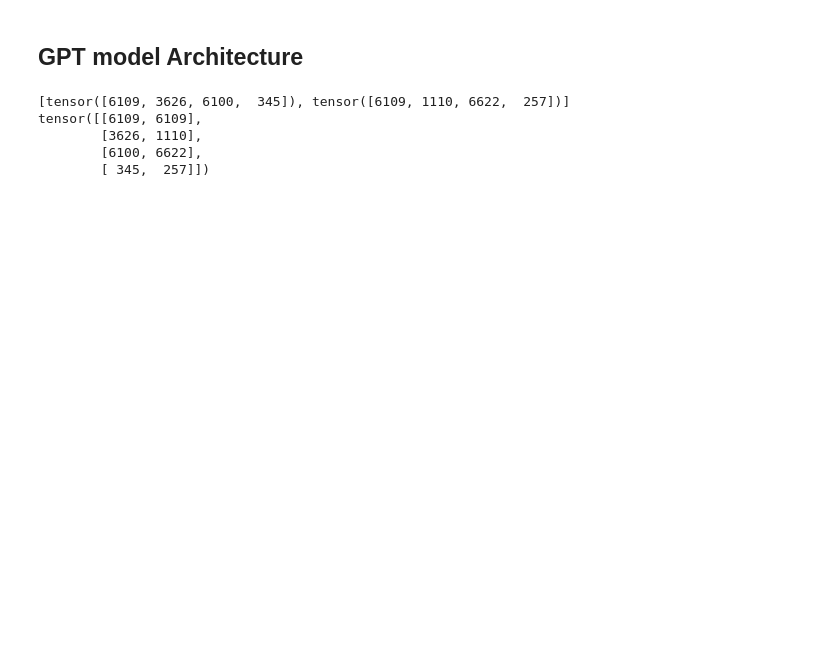
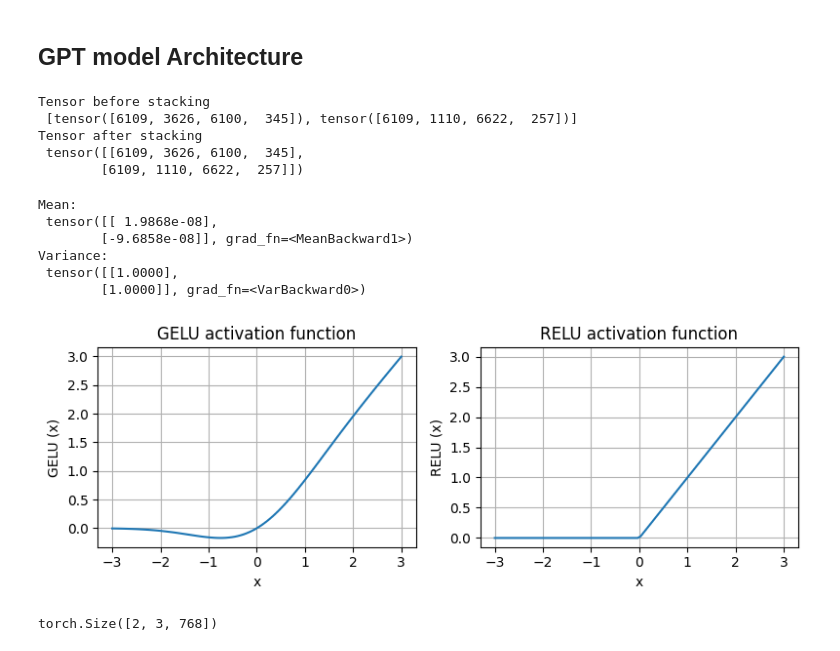
Before and after one commit to Kritarth384/LLM_from_scratch, a Jupyter notebook: gpt_from_scratch.ipynb, the cells around one changed output. Cells and saved outputs as stored; diff of their text form; code cells hidden in the pictures; blank space fills up the shorter version.

Commit message:
UPDATE: Layer_Norm/GELU/FeedForward

```diff
--- a/gpt_from_scratch.ipynb
+++ b/gpt_from_scratch.ipynb
@@ -57,6 +57,26 @@ class LayerNorm(nn.Module):
         var = x.var(dim=-1, keepdim=True, unbiased=False) ## unbiased = False because of Bessel's correction
         norm_x = (x - mean) / torch.sqrt(var + self.eps)
         return self.scale * norm_x + self.shift
+
+class GELU(nn.Module):
+    def __init__(self):
+        super().__init__()
+
+    def forward(self, x):
+        return 0.5 * x * (1 + torch.tanh(torch.sqrt(torch.tensor(2.0/torch.pi)) * (x + 0.044715 * torch.pow(x, 3))))
+
+class FeedForward(nn.Module):
+    def __init__(self, cfg):
+        super().__init__()
+        self.layers = nn.Sequential(
+            nn.Linear(cfg["emb_dim"], 4*cfg["emb_dim"]),
+            GELU(),
+            nn.Linear(4*cfg["emb_dim"], cfg["emb_dim"]),
+            nn.Dropout(cfg["drop_rate"])
+        )
+
+    def forward(self, x):
+        return self.layers(x)
 # %%
 ## Initializing Testing examples
 import tiktoken
@@ -70,14 +90,14 @@ text2 = "Every day holds a"
 
 batch.append(torch.tensor(tokenizer.encode(text1)))
 batch.append(torch.tensor(tokenizer.encode(text2)))
-print(batch)
+print("Tensor before stacking\n", batch)
 
 batch = torch.stack(batch, dim=0) ## I tried testing dim=0
 
-print(batch)
+print("Tensor after stacking\n", batch)
 # %% [output]
-[tensor([6109, 3626, 6100,  345]), tensor([6109, 1110, 6622,  257])]
-tensor([[6109, 6109],
-        [3626, 1110],
-        [6100, 6622],
-        [ 345,  257]])
+Tensor before stacking
+ [tensor([6109, 3626, 6100,  345]), tensor([6109, 1110, 6622,  257])]
+Tensor after stacking
+ tensor([[6109, 3626, 6100,  345],
+        [6109, 1110, 6622,  257]])
@@ -85,0 +104,45 @@ tensor([[6109, 6109],
+# %%
+## Testing LayerNorm
+batch_example = torch.randn(2,6)
+ln = LayerNorm(emb_dim=6)
+out_ln = ln(batch_example)
+mean = out_ln.mean(dim=-1, keepdim=True)
+var = out_ln.var(dim=-1, unbiased=False, keepdim=True)
+
+print("Mean: \n", mean)
+print("Variance: \n", var)
+# %% [output]
+Mean:
+ tensor([[ 1.9868e-08],
+        [-9.6858e-08]], grad_fn=<MeanBackward1>)
+Variance:
+ tensor([[1.0000],
+        [1.0000]], grad_fn=<VarBackward0>)
+# %%
+## testing GELU module
+import matplotlib.pyplot as plt
+
+gelu, relu = GELU(), nn.ReLU()
+x = torch.linspace(-3, 3, 100) # how to reach -3 to 3 in 100 steps
+y_gelu, y_relu = gelu(x), relu(x)
+
+plt.figure(figsize=(8, 3))
+for i, (y, label) in enumerate(zip([y_gelu, y_relu], ["GELU", "RELU"]), 1):
+    plt.subplot(1, 2, i)
+    plt.plot(x, y)
+    plt.title(f"{label} activation function")
+    plt.xlabel("x")
+    plt.ylabel(f"{label} (x)")
+    plt.grid(True)
+plt.tight_layout()
+plt.show()
+# %% [output]
+[figure, added]
+# %%
+## Testing FeedForward Layer
+ffn = FeedForward(GPT_CONFIG_124M)
+x = torch.rand(2, 3, 768)
+out = ffn(x)
+print(out.shape)
+# %% [output]
+torch.Size([2, 3, 768])
```
Also changed, not shown: parts of 1 cell of this notebook.
